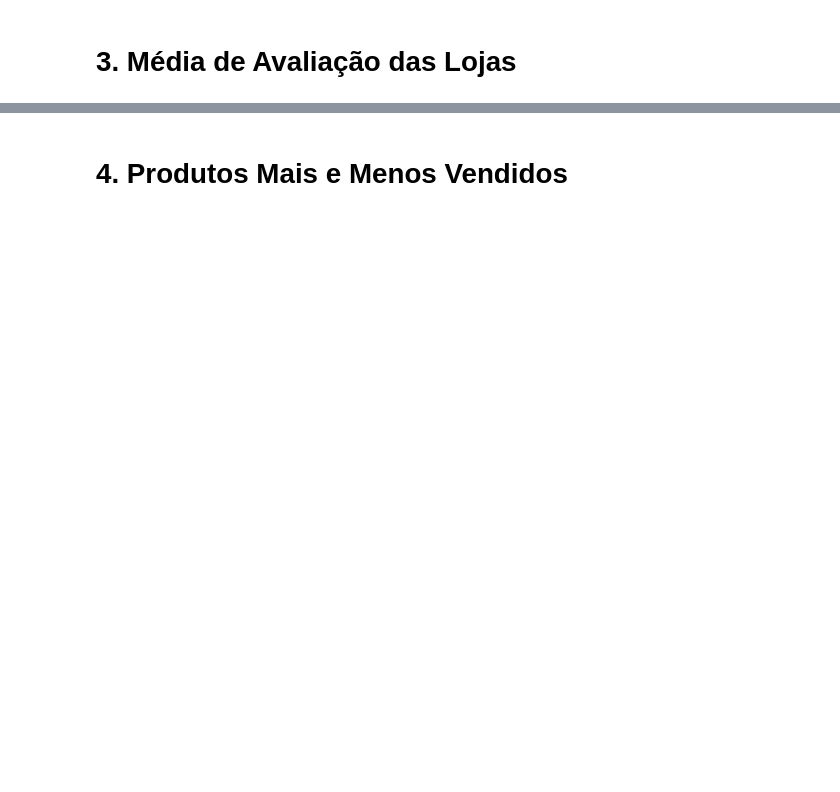
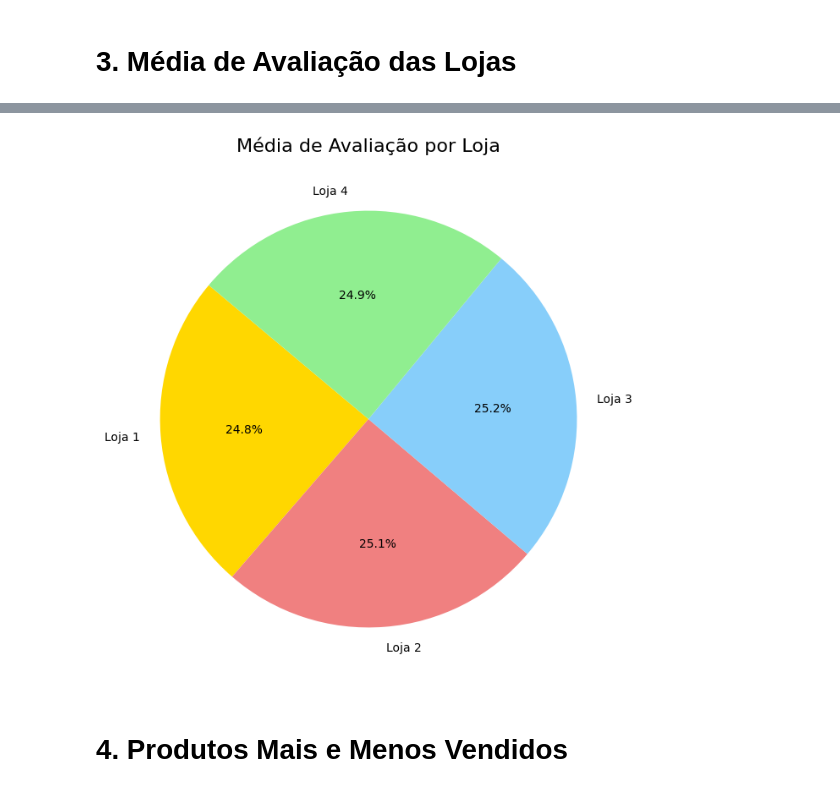
Before and after one commit to ogabrielpaes/challenge-data-science, a Jupyter notebook: AluraStoreBr.ipynb, the cells around one changed output, grey strips where cells are left out. Saved outputs shown, nothing was run; the diff lists cells and outputs as text; code cells hidden in the pictures; blank space fills up the shorter version.

```diff
--- a/AluraStoreBr.ipynb
+++ b/AluraStoreBr.ipynb
@@ -50,2 +141,18 @@ Faturamento Loja 4: 1384497.58
+# %%
+# Dados para o gráfico de pizza
+lojas = ['Loja 1', 'Loja 2', 'Loja 3', 'Loja 4']
+media_avaliacoes = [media_avaliacao_loja1, media_avaliacao_loja2, media_avaliacao_loja3, media_avaliacao_loja4]
+
+# Criando o gráfico de pizza
+plt.figure(figsize=(8,8))
+plt.pie(media_avaliacoes, labels=lojas, autopct='%1.1f%%', startangle=140, colors=['gold', 'lightcoral', 'lightskyblue', 'lightgreen'])
+
+# Adicionando título
+plt.title('Média de Avaliação por Loja', fontsize=16)
+
+# Exibindo o gráfico
+plt.show()
+# %% [output]
+[figure, added]
 # %% [markdown]
 # 4. Produtos Mais e Menos Vendidos
```
Also changed, not shown: parts of 10 cells of this notebook.
